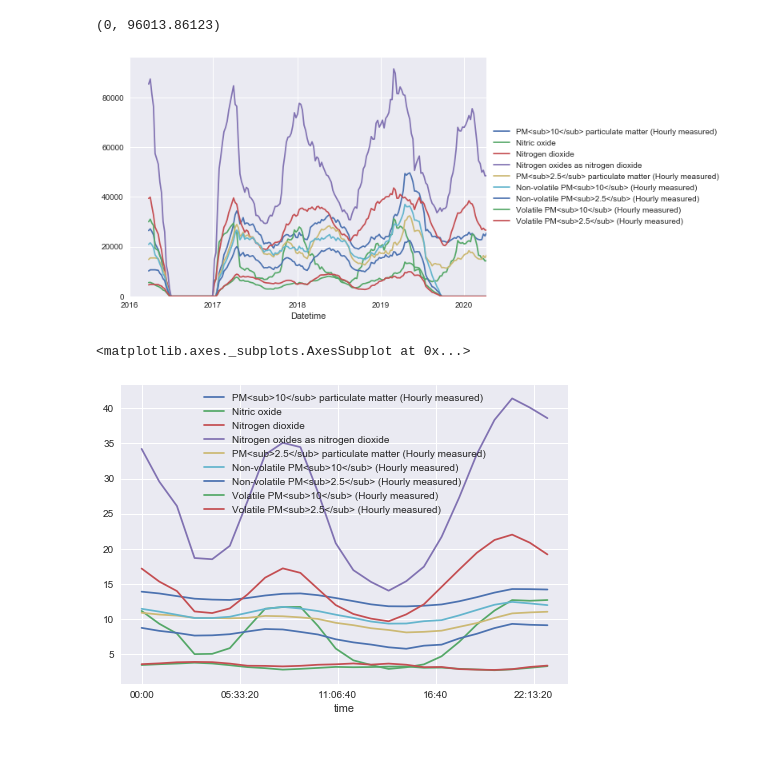
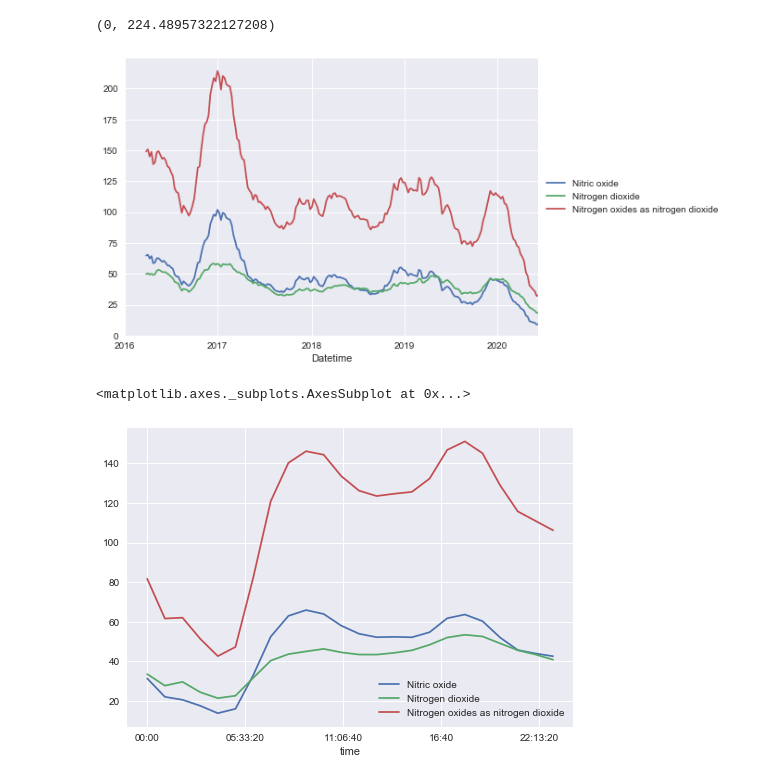
Before and after one commit to productivityboyz/Air-Pollution-Project, a Jupyter notebook: Oxford Analysis.ipynb, the cells around one changed output. Saved outputs shown, nothing was run; the diff lists cells and outputs as text; code cells hidden in the pictures; blank space fills up the shorter version.

Commit message:
C:\Users\danie\OneDrive\General\Data Science\Projects\Air-Pollution-Project# Please enter the commit message for your changes. Lines starting

```diff
--- a/Oxford Analysis.ipynb
+++ b/Oxford Analysis.ipynb
@@ -8,22 +20,23 @@ plt.style.use('seaborn')
 from reading_workflow.data import clean_data
 # %%
 #create datasets for each of the four available years
-data_2020 = clean_data('https://uk-air.defra.gov.uk/data_files/site_data/OX8_2020.csv')
-data_2019 = clean_data('https://uk-air.defra.gov.uk/data_files/site_data/OX8_2019.csv')
-data_2018 = clean_data('https://uk-air.defra.gov.uk/data_files/site_data/OX8_2018.csv')
-data_2017 = clean_data('https://uk-air.defra.gov.uk/data_files/site_data/OX8_2017.csv')
-data_2016 = clean_data('https://uk-air.defra.gov.uk/data_files/site_data/OX8_2016.csv')
+data_2020 = clean_data('https://uk-air.defra.gov.uk/data_files/site_data/OX_2020.csv')
+data_2019 = clean_data('https://uk-air.defra.gov.uk/data_files/site_data/OX_2019.csv')
+data_2018 = clean_data('https://uk-air.defra.gov.uk/data_files/site_data/OX_2018.csv')
+data_2017 = clean_data('https://uk-air.defra.gov.uk/data_files/site_data/OX_2017.csv')
+data_2016 = clean_data('https://uk-air.defra.gov.uk/data_files/site_data/OX_2016.csv')
 # %%
 #concatenate all the years into a single dataset and plot the full timeline as a graph
 data_total = pd.concat([data_2020,data_2019,data_2018,data_2017,data_2016]) #create a merged dataset of all the yearly data combined
-plot = data_total.resample('W').sum().rolling(13).sum().plot() #create a rolling average to remove spikes
+plot = data_total.resample('W').mean().rolling(13).mean().plot() #create a rolling average to remove spikes
 plt.legend(loc='center left',bbox_to_anchor=(1, 0.5)) #move the legend out of the plot
 plot.set_ylim(0,None)
 # %% [output]
-(0, 96013.86123)
+(0, 224.48957322127208)
-[figure, old version]
+[figure, new version]
 # %%
+#plot the data by hour in the day
 data_total.groupby(data_total.index.time).mean().plot()
 # %% [output]
 <matplotlib.axes._subplots.AxesSubplot at 0x...>
-[figure, old version]
+[figure, new version]
```
Also changed, not shown: parts of 11 cells of this notebook.
